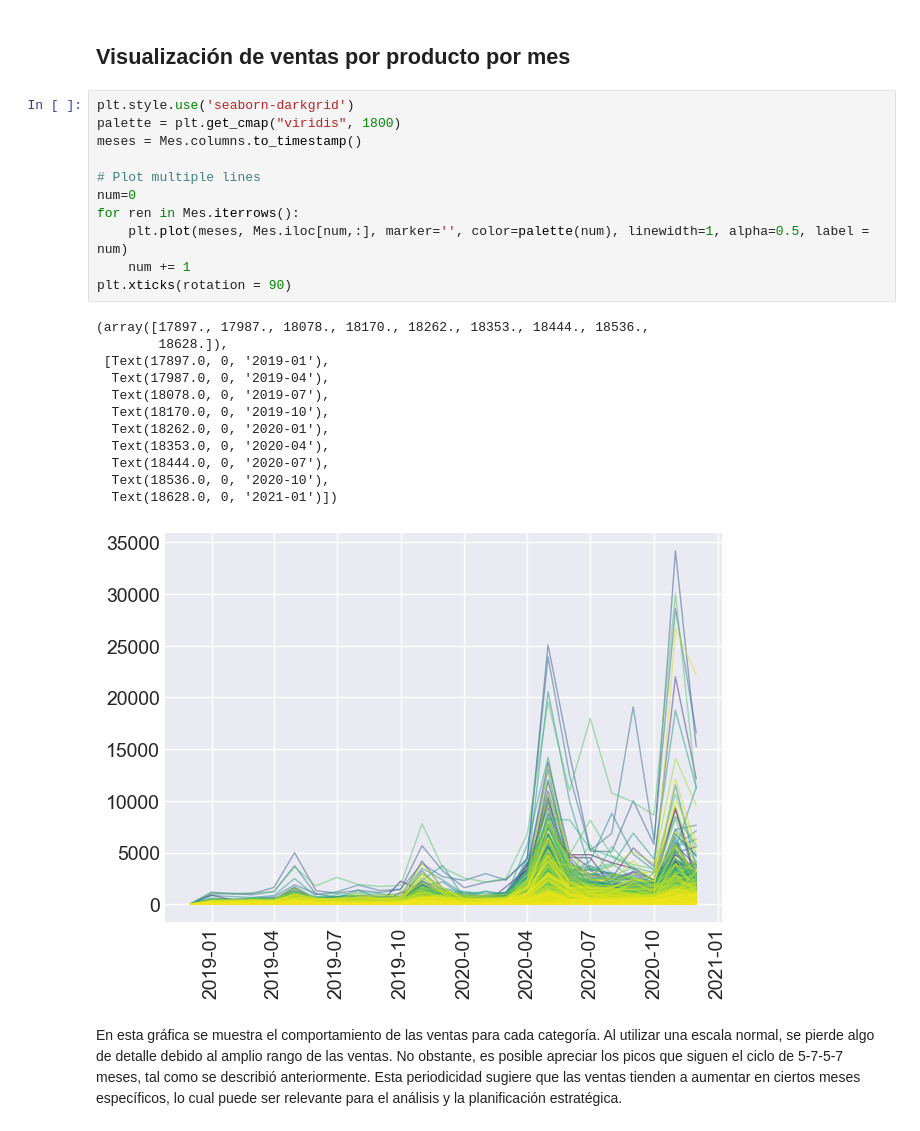
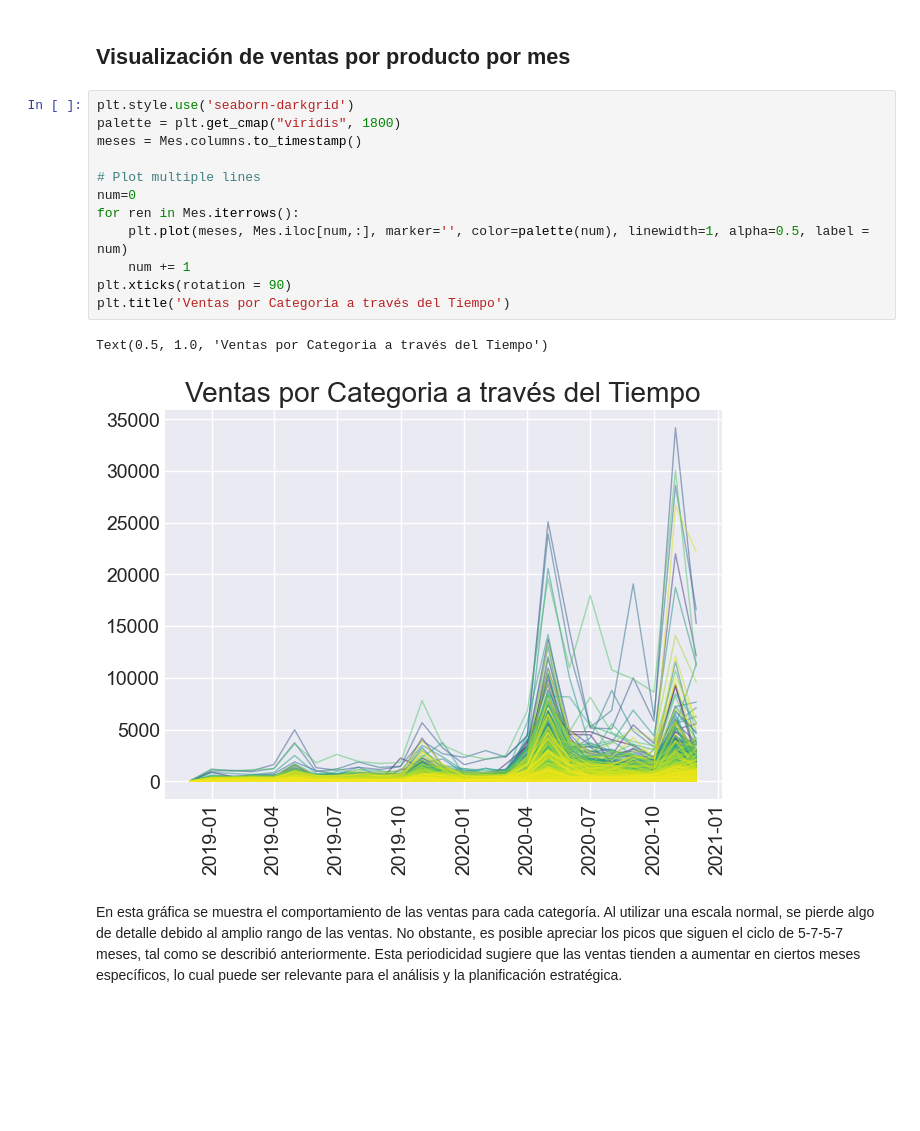
Before and after one commit to BesitosDeBaba/Series, a Jupyter notebook: cf_challenge.ipynb, the cells around one changed output. Cells and saved outputs as stored; diff of their text form; blank space fills up the shorter version.

```diff
--- a/cf_challenge.ipynb
+++ b/cf_challenge.ipynb
@@ -183,27 +185,18 @@ pd.DataFrame(logMes).describe()
 # %%
 plt.style.use('seaborn-darkgrid')
 palette = plt.get_cmap("viridis", 1800)
 meses = Mes.columns.to_timestamp()
 
 # Plot multiple lines
 num=0
 for ren in Mes.iterrows():
     plt.plot(meses, Mes.iloc[num,:], marker='', color=palette(num), linewidth=1, alpha=0.5, label = num)
     num += 1
 plt.xticks(rotation = 90)
+plt.title('Ventas por Categoria a través del Tiempo')
 # %% [output]
-(array([17897., 17987., 18078., 18170., 18262., 18353., 18444., 18536.,
-        18628.]),
- [Text(17897.0, 0, '2019-01'),
-  Text(17987.0, 0, '2019-04'),
-  Text(18078.0, 0, '2019-07'),
-  Text(18170.0, 0, '2019-10'),
-  Text(18262.0, 0, '2020-01'),
-  Text(18353.0, 0, '2020-04'),
-  Text(18444.0, 0, '2020-07'),
-  Text(18536.0, 0, '2020-10'),
-  Text(18628.0, 0, '2021-01')])
+Text(0.5, 1.0, 'Ventas por Categoria a través del Tiempo')
-[figure, old version]
+[figure, new version]
 # %% [markdown]
 En esta gráfica se muestra el comportamiento de las ventas para cada categoría. Al utilizar una escala normal, se pierde algo de detalle debido al amplio rango de las ventas. No obstante, es posible apreciar los picos que siguen el ciclo de 5-7-5-7 meses, tal como se describió anteriormente. Esta periodicidad sugiere que las ventas tienden a aumentar en ciertos meses específicos, lo cual puede ser relevante para el análisis y la planificación estratégica.
 # %%
```
Also changed, not shown: parts of 9 cells of this notebook, 17 other files.
